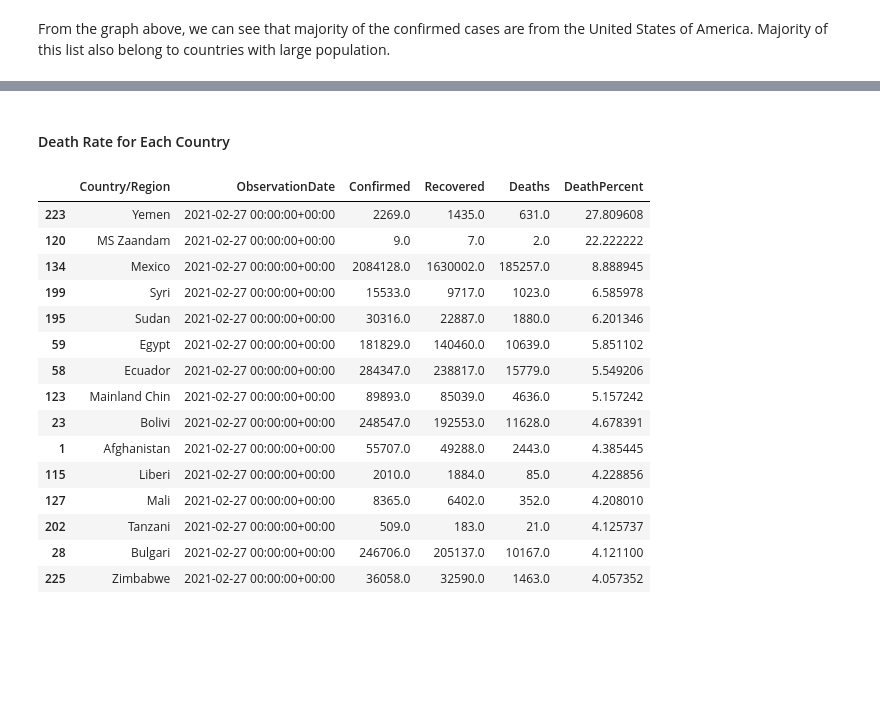
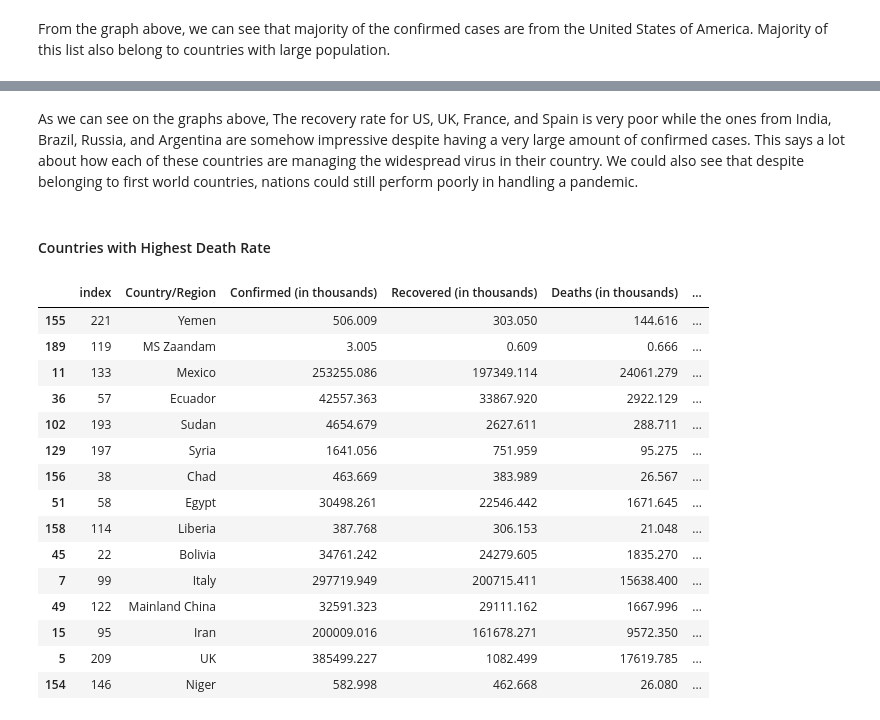
Before and after one commit to chezkacruz/lyrid-training, a Jupyter notebook: lyrid-training/tidy tuesdays 1/tidy tuesdays 1.ipynb, the cells around one changed output, grey strips where cells are left out. Cells and saved outputs as stored; diff of their text form; code cells hidden in the pictures; blank space fills up the shorter version.

```diff
--- a/lyrid-training/tidy tuesdays 1/tidy tuesdays 1.ipynb
+++ b/lyrid-training/tidy tuesdays 1/tidy tuesdays 1.ipynb
@@ -79,5 +155,3 @@ Let us now remove unnecessary symbols from the Country/Region to ensure that all
-# %%
-data['Country/Region'] = data['Country/Region'].map(lambda x: x.lstrip('+-\(\)\'\'').rstrip('aAbBcC'))
 # %% [markdown]
 <h2>Data Analysis</h2>
 # %% [markdown]
@@ -207,11 +282,0 @@ The number of deaths around the world due to the virus is steadily increasing.
-# %%
-# group data per country
-country= data.groupby(['Country/Region','ObservationDate']).agg({"Confirmed":'sum',"Recovered":'sum',"Deaths":'sum'})
-
-#compute for the death percent in each country
-country["DeathPercent"]=country["Deaths"]/country["Confirmed"]*100
-
-# sum of cases per country
-sum_country= country.groupby(['Country/Region']).tail(1)
-sum_country= sum_country.reset_index()
-sum_country
@@ -232,9 +283,2 @@ sum_country
 # %% [markdown]
 Now that we have the total number of cases per country, we can now get the countries with the most number of cases.
-# %%
-#sort the number of cases in descending order
-sum_country=sum_country.sort_values(by=['Confirmed'],ascending=False)
-
-#get the top 15 countries
-top15 = sum_country.head(15)
-top15
@@ -262,0 +287,8 @@ top15
+# %%
+#get the top 10 countries
+top_country = country.head(10)
+top_country_list = top_country['Country/Region'].to_list()
+
+top_country_data = data[data['Country/Region'].isin(top_country_list)].drop(columns=['Confirmed','Deaths','Recovered', 'SNo'])
+top_country_agg = top_country_data.groupby(['Country/Region','ObservationDate']).sum().reset_index().set_index('ObservationDate')
+top_country
@@ -272,26 +337,32 @@ From the graph above, we can see that majority of the confirmed cases are from t
+# %% [markdown]
+As we can see on the graphs above, The recovery rate for US, UK, France, and Spain is very poor while the ones from India, Brazil, Russia, and Argentina are somehow impressive despite having a very large amount of confirmed cases. This says a lot about how each of these countries are managing the widespread virus in their country. We could also see that despite belonging to first world countries, nations could still perform poorly in handling a pandemic.
 # %% [markdown]
-<h4>Death Rate for Each Country</h4>
+<h4>Countries with Highest Death Rate</h4>
 # %%
 #sort the death rate in descending order
-death_country=sum_country.sort_values(by=['DeathPercent'],ascending=False)
+death_country= sum_country.sort_values(by=['DeathPercent'],ascending=False)
 
-#get the top 15 countries
-top15_death = death_country.head(15)
-top15_death
+#get the top countries
+top_death = death_country.head(15)
+top_death_list = top_death['DeathPercent'].to_list()
+
+top_death_data = data[data['Country/Region'].isin(top_death_list)]
+top_death_agg = top_country_data.groupby(['Country/Region','ObservationDate']).sum().reset_index().set_index('ObservationDate')
+top_death
 # %% [output]
-|  | Country/Region | ObservationDate | Confirmed | Recovered | Deaths | DeathPercent |
-| 223 | Yemen | 2021-02-27 00:00:00+00:00 | 2269.0 | 1435.0 | 631.0 | 27.809608 |
-| 120 | MS Zaandam | 2021-02-27 00:00:00+00:00 | 9.0 | 7.0 | 2.0 | 22.222222 |
-| 134 | Mexico | 2021-02-27 00:00:00+00:00 | 2084128.0 | 1630002.0 | 185257.0 | 8.888945 |
-| 199 | Syri | 2021-02-27 00:00:00+00:00 | 15533.0 | 9717.0 | 1023.0 | 6.585978 |
-| 195 | Sudan | 2021-02-27 00:00:00+00:00 | 30316.0 | 22887.0 | 1880.0 | 6.201346 |
-| 59 | Egypt | 2021-02-27 00:00:00+00:00 | 181829.0 | 140460.0 | 10639.0 | 5.851102 |
-| 58 | Ecuador | 2021-02-27 00:00:00+00:00 | 284347.0 | 238817.0 | 15779.0 | 5.549206 |
-| 123 | Mainland Chin | 2021-02-27 00:00:00+00:00 | 89893.0 | 85039.0 | 4636.0 | 5.157242 |
-| 23 | Bolivi | 2021-02-27 00:00:00+00:00 | 248547.0 | 192553.0 | 11628.0 | 4.678391 |
-| 1 | Afghanistan | 2021-02-27 00:00:00+00:00 | 55707.0 | 49288.0 | 2443.0 | 4.385445 |
-| 115 | Liberi | 2021-02-27 00:00:00+00:00 | 2010.0 | 1884.0 | 85.0 | 4.228856 |
-| 127 | Mali | 2021-02-27 00:00:00+00:00 | 8365.0 | 6402.0 | 352.0 | 4.208010 |
-| 202 | Tanzani | 2021-02-27 00:00:00+00:00 | 509.0 | 183.0 | 21.0 | 4.125737 |
-| 28 | Bulgari | 2021-02-27 00:00:00+00:00 | 246706.0 | 205137.0 | 10167.0 | 4.121100 |
-| 225 | Zimbabwe | 2021-02-27 00:00:00+00:00 | 36058.0 | 32590.0 | 1463.0 | 4.057352 |
+|  | index | Country/Region | Confirmed (in thousands) | Recovered (in thousands) | Deaths (in thousands) | ... |
+| 155 | 221 | Yemen | 506.009 | 303.050 | 144.616 | ... |
+| 189 | 119 | MS Zaandam | 3.005 | 0.609 | 0.666 | ... |
+| 11 | 133 | Mexico | 253255.086 | 197349.114 | 24061.279 | ... |
+| 36 | 57 | Ecuador | 42557.363 | 33867.920 | 2922.129 | ... |
+| 102 | 193 | Sudan | 4654.679 | 2627.611 | 288.711 | ... |
+| 129 | 197 | Syria | 1641.056 | 751.959 | 95.275 | ... |
+| 156 | 38 | Chad | 463.669 | 383.989 | 26.567 | ... |
+| 51 | 58 | Egypt | 30498.261 | 22546.442 | 1671.645 | ... |
+| 158 | 114 | Liberia | 387.768 | 306.153 | 21.048 | ... |
+| 45 | 22 | Bolivia | 34761.242 | 24279.605 | 1835.270 | ... |
+| 7 | 99 | Italy | 297719.949 | 200715.411 | 15638.400 | ... |
+| 49 | 122 | Mainland China | 32591.323 | 29111.162 | 1667.996 | ... |
+| 15 | 95 | Iran | 200009.016 | 161678.271 | 9572.350 | ... |
+| 5 | 209 | UK | 385499.227 | 1082.499 | 17619.785 | ... |
+| 154 | 146 | Niger | 582.998 | 462.668 | 26.080 | ... |
```
Also changed, not shown: parts of 66 cells of this notebook.
